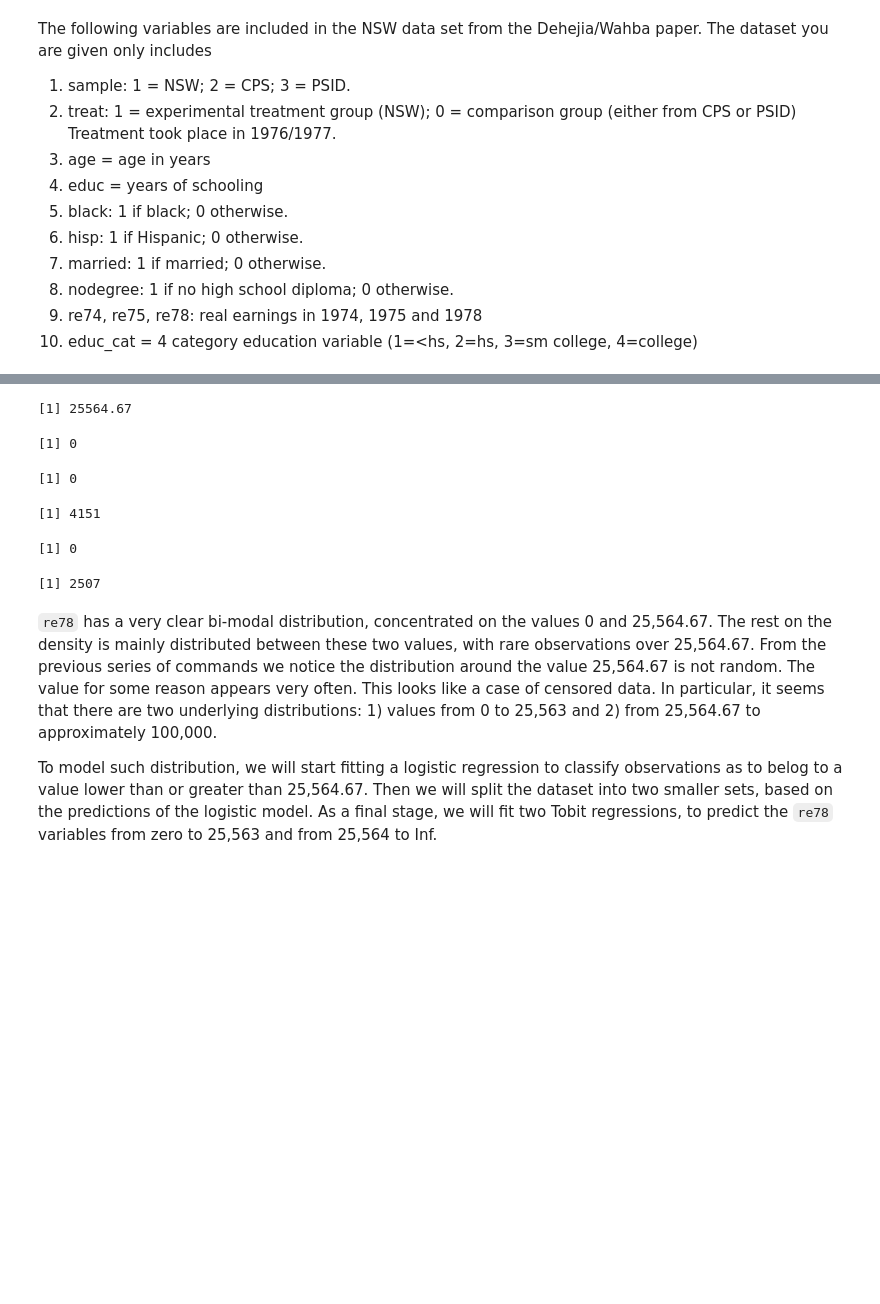
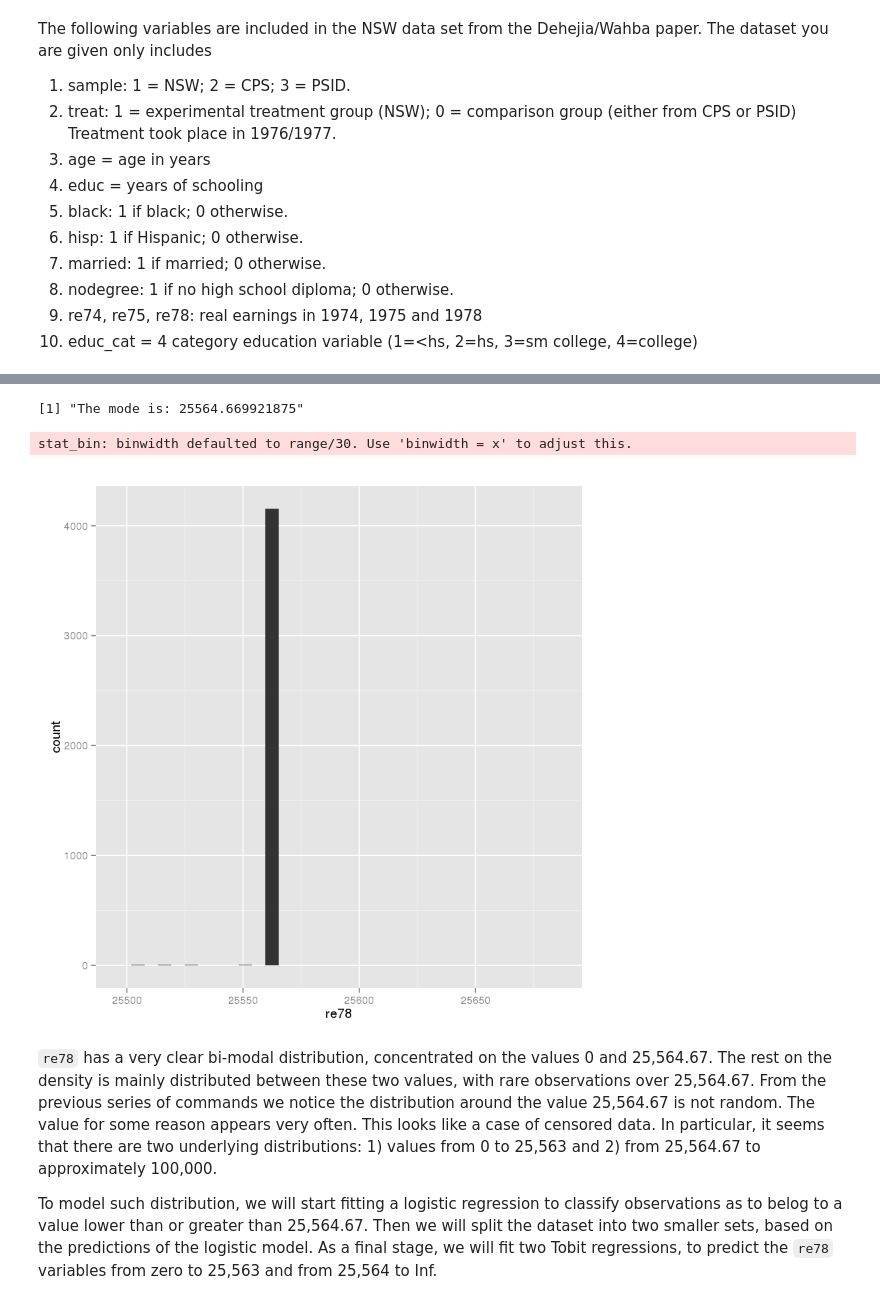
Before and after one commit to IamGianluca/arm, a Jupyter notebook: ch6/arm_ch6p5.ipynb, the cells around one changed output, grey strips where cells are left out. Drawn from its saved outputs; the diff is of its cells as text; code cells hidden in the pictures; blank space fills up the shorter version.

```diff
--- a/ch6/arm_ch6p5.ipynb
+++ b/ch6/arm_ch6p5.ipynb
@@ -74,22 +78,15 @@ The dataset you are given only includes
 # %%
 modex <- function(x) {  # call it modex not to override the standard mode command
     ux <- unique(x)
     ux[which.max(tabulate(match(x, ux)))]
 }
 
-modex(nsw$re78)
-nrow(nsw[nsw$re78>=25563 & nsw$re78<25564,])
-nrow(nsw[nsw$re78==25564,])
-nrow(nsw[nsw$re78==25564.669921875,])
-nrow(nsw[nsw$re78==25565,])
-nrow(nsw[nsw$re78<10,])
+print(paste0("The mode is: ", modex(nsw$re78)))
+ggplot(nsw[nsw$re78>=25500 & nsw$re78<25700,], aes(x=re78)) + geom_histogram()
 # %% [output]
-[1] 25564.67
+[1] "The mode is: 25564.669921875"
-[1] 0
+stat_bin: binwidth defaulted to range/30. Use 'binwidth = x' to adjust this.
-[1] 0
-[1] 4151
-[1] 0
-[1] 2507
+[figure, added]
 # %% [markdown]
 `re78` has a very clear bi-modal distribution, concentrated on the values 0 and 25,564.67. The rest on the density is mainly distributed between these two values, with rare observations over 25,564.67. From the previous series of commands we notice the distribution around the value 25,564.67 is not random. The value for some reason appears very often. This looks like a case of censored data. In particular, it seems that there are two underlying distributions: 1) values from 0 to 25,563 and 2) from 25,564.67 to approximately 100,000.
 
```
Also changed, not shown: parts of 4 cells of this notebook.
